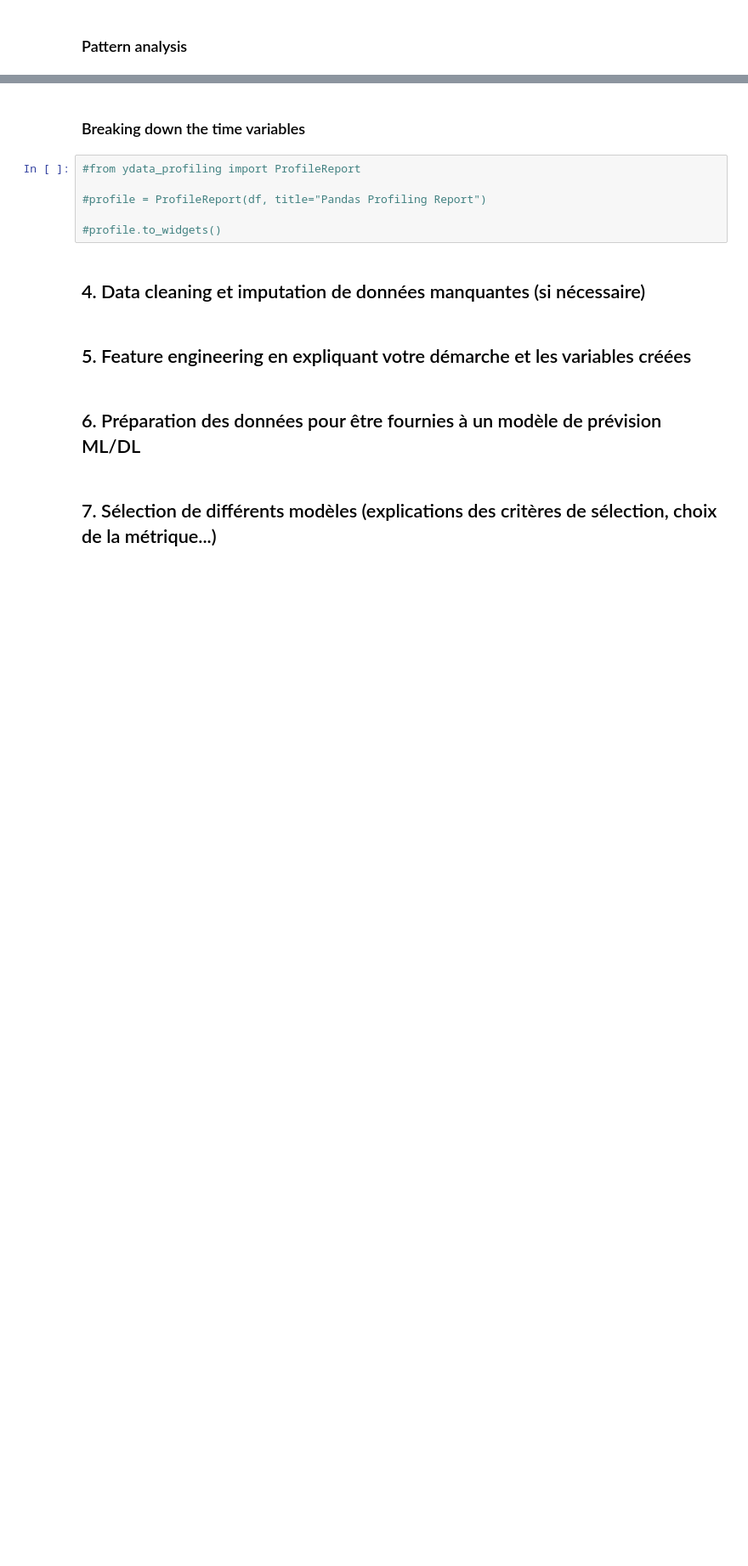
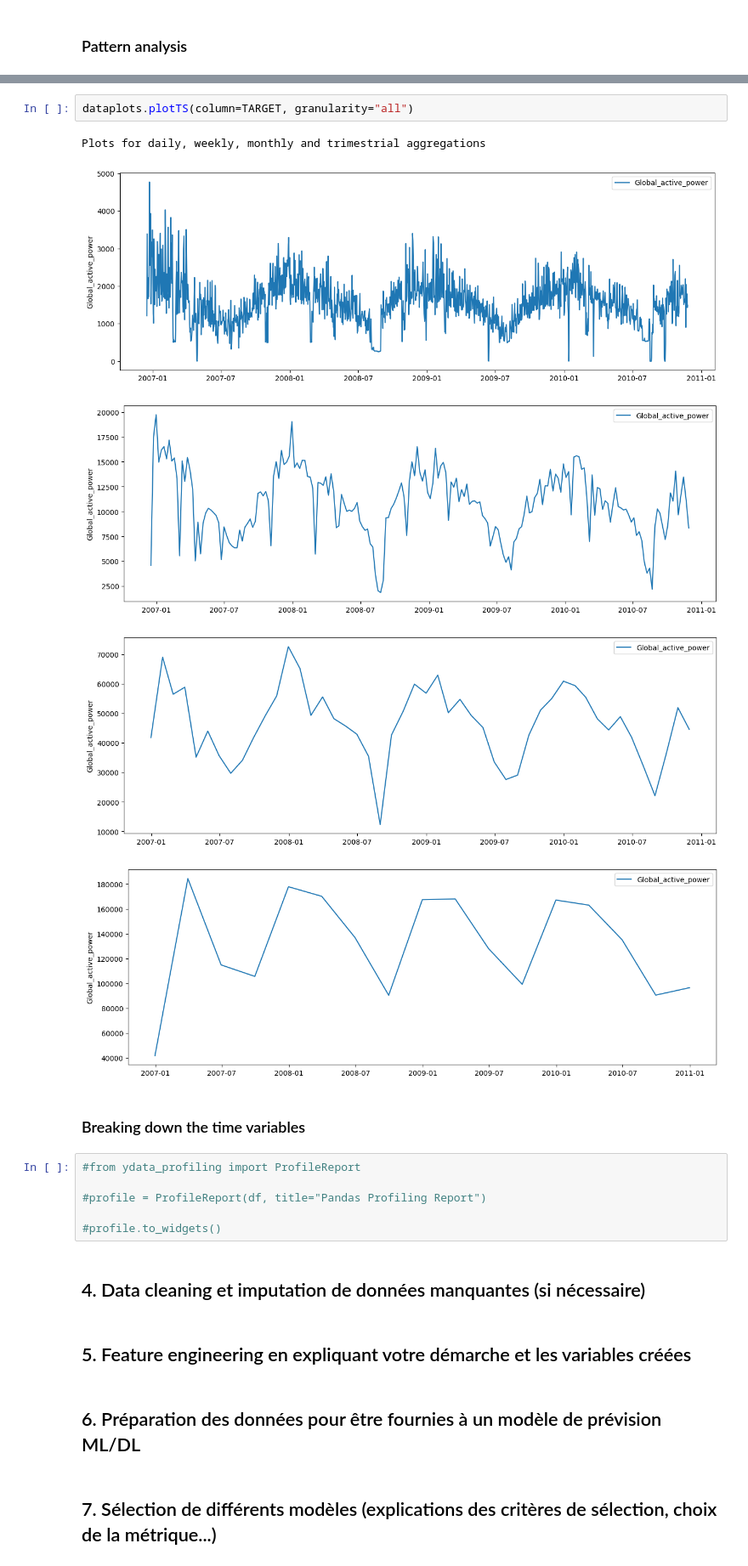
Before and after one commit to sarrabenyahia/ML-DL-time-series, a Jupyter notebook: src/notebook.ipynb, the cells around one changed output, grey strips where cells are left out. Shown at 85% size. Cells and saved outputs as stored; diff of their text form; blank space fills up the shorter version.

```diff
--- a/src/notebook.ipynb
+++ b/src/notebook.ipynb
@@ -198,3 +168,11 @@ Données trimestrielles
+# %%
+dataplots.plotTS(column=TARGET, granularity="all")
+# %% [output]
+Plots for daily, weekly, monthly and trimestrial aggregations
+[figure, added]
+[figure, added]
+[figure, added]
+[figure, added]
 # %% [markdown]
 ### Breaking down the time variables
 # %%
```
Also changed, not shown: parts of 11 cells of this notebook, 1 other file.
